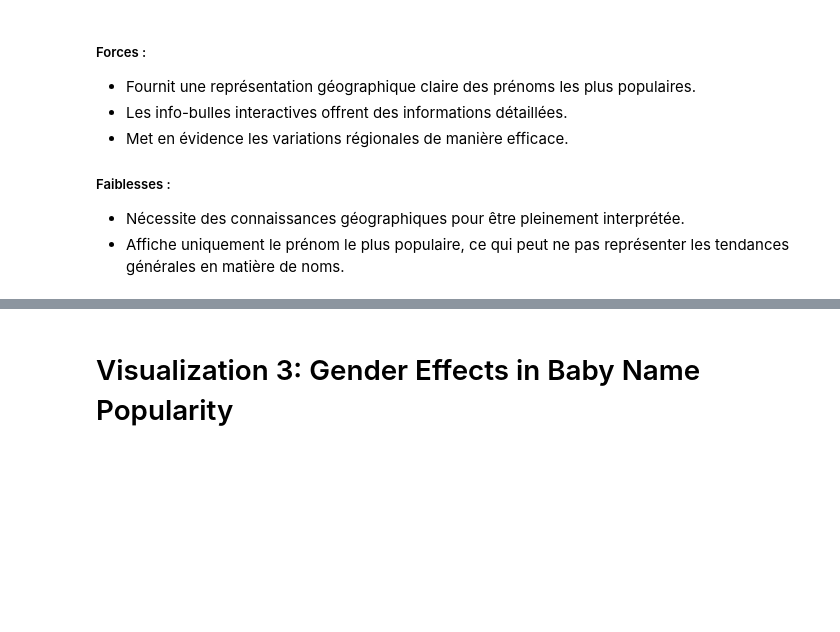
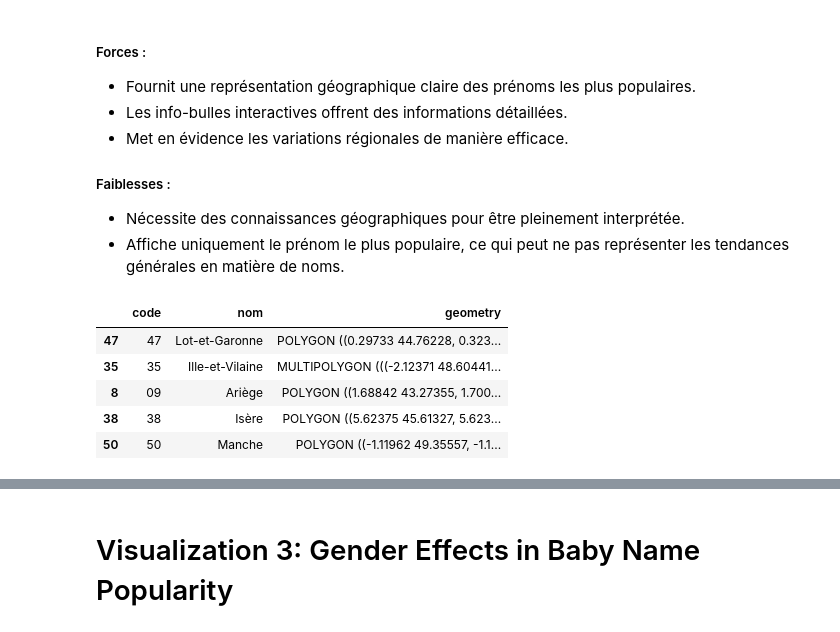
Before and after one commit to TM-Squared/Project_Visualisation, a Jupyter notebook: Week 1 Design Sketches.ipynb, the cells around one changed output, grey strips where cells are left out. Cells and saved outputs as stored; diff of their text form; code cells hidden in the pictures; blank space fills up the shorter version.

```diff
--- a/Week 1 Design Sketches.ipynb
+++ b/Week 1 Design Sketches.ipynb
@@ -551,3 +630,14 @@ colored_map
 
 * Nécessite des connaissances géographiques pour être pleinement interprétée.
 * Affiche uniquement le prénom le plus populaire, ce qui peut ne pas représenter les tendances générales en matière de noms.
+# %%
+depts = gpd.read_file('departements-version-simplifiee.geojson')
+
+depts.sample(5)
+# %% [output]
+|  | code | nom | geometry |
+| 47 | 47 | Lot-et-Garonne | POLYGON ((0.29733 44.76228, 0.323... |
+| 35 | 35 | Ille-et-Vilaine | MULTIPOLYGON (((-2.12371 48.60441... |
+| 8 | 09 | Ariège | POLYGON ((1.68842 43.27355, 1.700... |
+| 38 | 38 | Isère | POLYGON ((5.62375 45.61327, 5.623... |
+| 50 | 50 | Manche | POLYGON ((-1.11962 49.35557, -1.1... |
```
Also changed, not shown: parts of 23 cells of this notebook, 2 other files.
